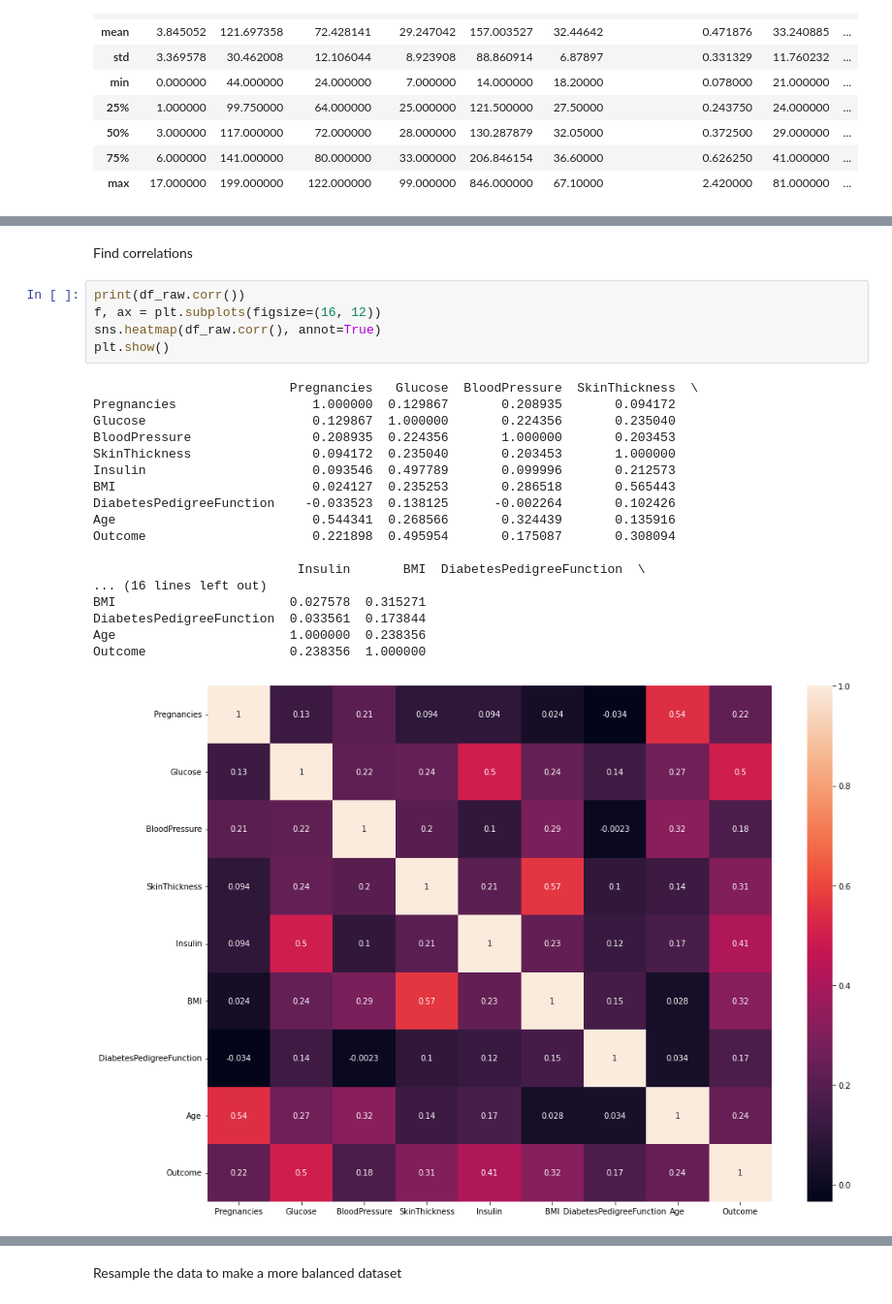
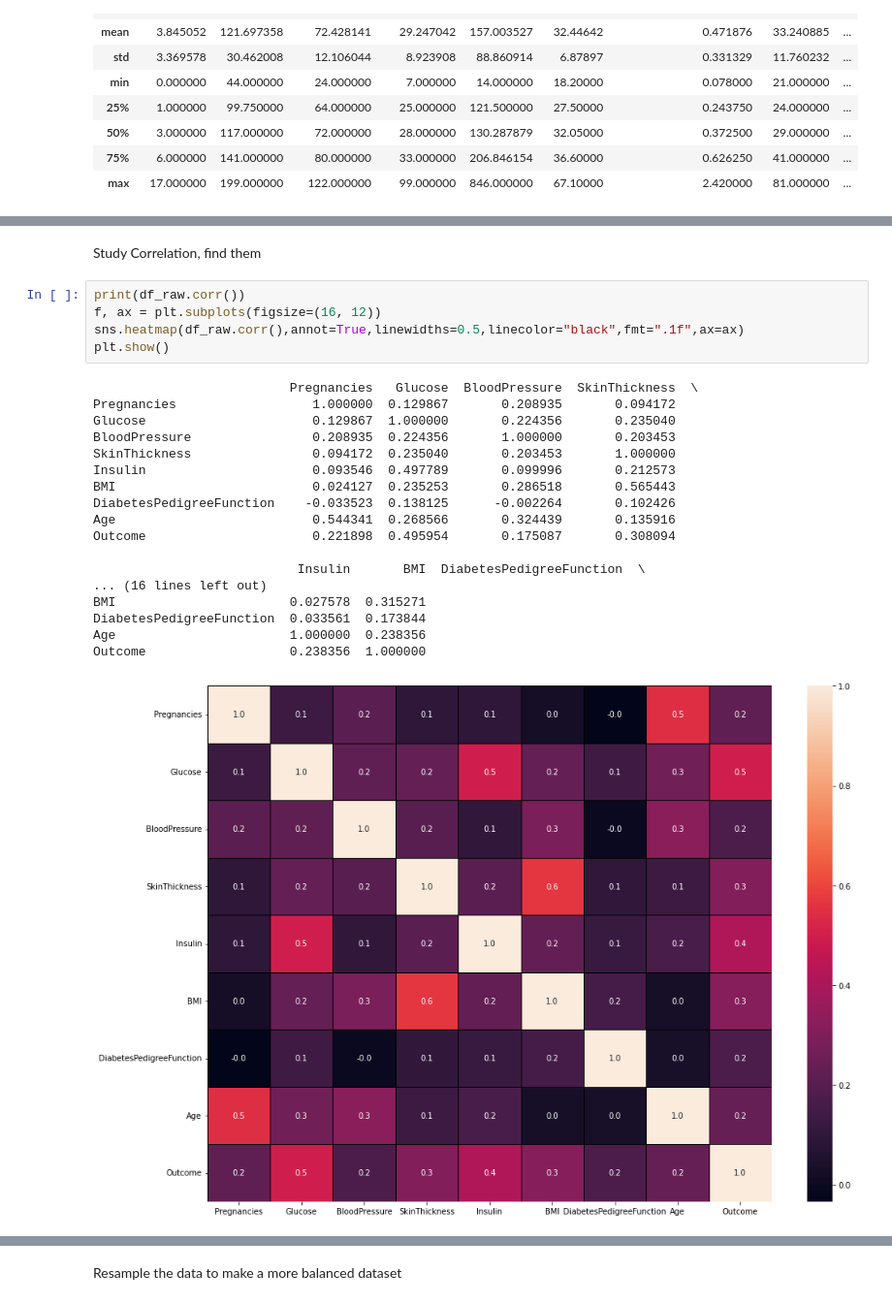
Before and after one commit to marfurt1/Tree-Diabetes, a Jupyter notebook: src/explore.ipynb, the cells around one changed output, grey strips where cells are left out. Shown: that part at 97% size. Cells and saved outputs as stored; diff of their text form.

```diff
--- a/src/explore.ipynb
+++ b/src/explore.ipynb
@@ -386,26 +418,26 @@ df_raw.describe()"""
-# %% [markdown]
-Find correlations
+# %% [markdown]
+Study Correlation, find them
 # %%
 print(df_raw.corr())
 f, ax = plt.subplots(figsize=(16, 12))
-sns.heatmap(df_raw.corr(), annot=True)
+sns.heatmap(df_raw.corr(),annot=True,linewidths=0.5,linecolor="black",fmt=".1f",ax=ax)
 plt.show()
 # %% [output]
                           Pregnancies   Glucose  BloodPressure  SkinThickness  \
 Pregnancies                  1.000000  0.129867       0.208935       0.094172
 Glucose                      0.129867  1.000000       0.224356       0.235040
 BloodPressure                0.208935  0.224356       1.000000       0.203453
 SkinThickness                0.094172  0.235040       0.203453       1.000000
 Insulin                      0.093546  0.497789       0.099996       0.212573
 BMI                          0.024127  0.235253       0.286518       0.565443
 DiabetesPedigreeFunction    -0.033523  0.138125      -0.002264       0.102426
 Age                          0.544341  0.268566       0.324439       0.135916
 Outcome                      0.221898  0.495954       0.175087       0.308094
 
                            Insulin       BMI  DiabetesPedigreeFunction  \
 ... (16 lines left out)
 BMI                       0.027578  0.315271
 DiabetesPedigreeFunction  0.033561  0.173844
 Age                       1.000000  0.238356
 Outcome                   0.238356  1.000000
-[figure, old version]
+[figure, new version]
```
Also changed, not shown: parts of 40 cells of this notebook, 1 other file.
